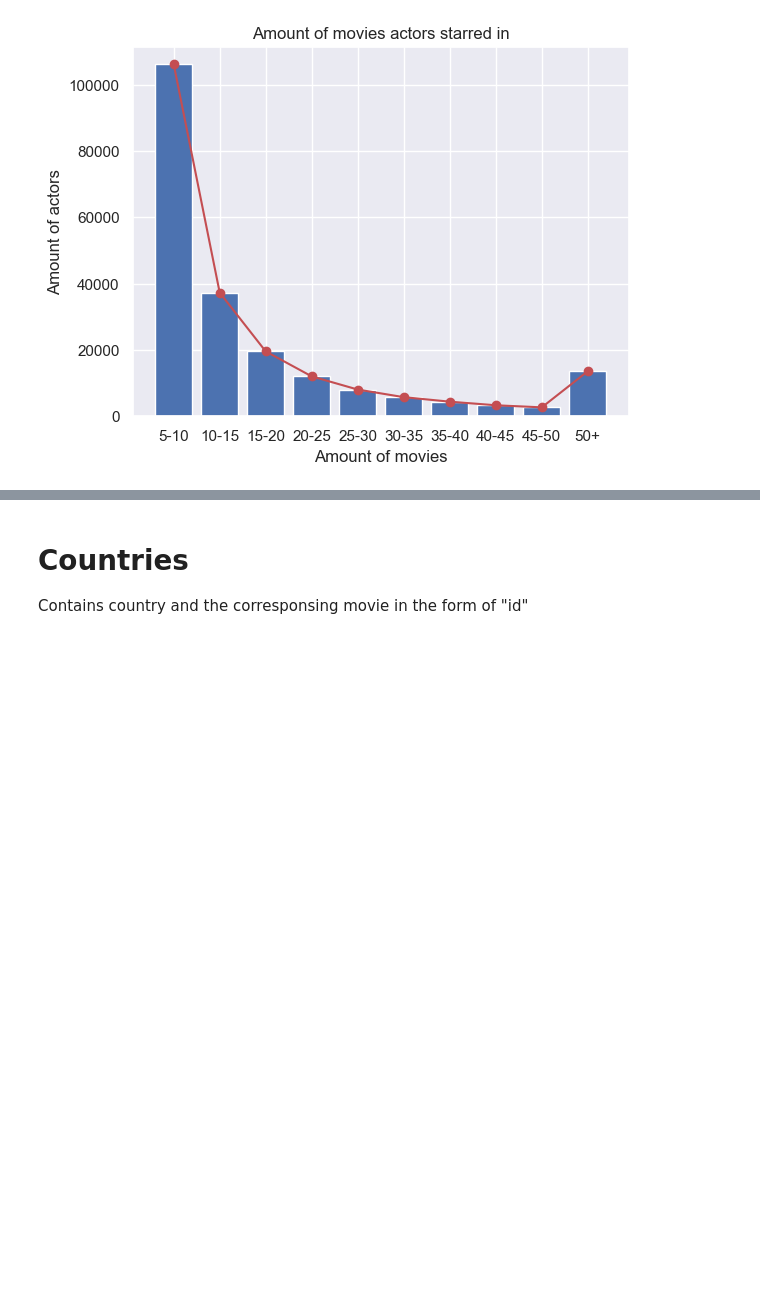
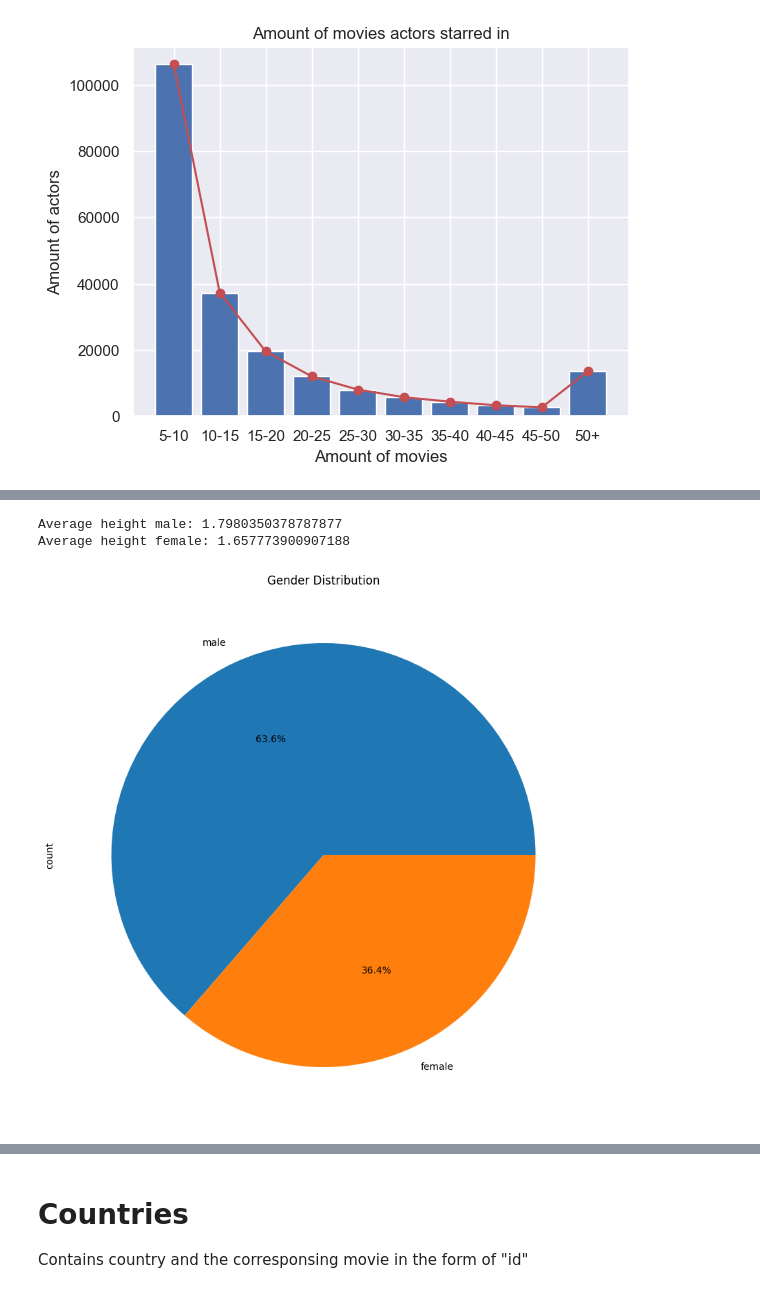
Before and after one commit to DasGewuerz/htw_letterboxd, a Jupyter notebook: letterboxd.ipynb, the cells around one changed output, grey strips where cells are left out. Saved outputs shown, nothing was run; the diff lists cells and outputs as text; code cells hidden in the pictures; blank space fills up the shorter version.

Commit message:
gender differences added

```diff
--- a/letterboxd.ipynb
+++ b/letterboxd.ipynb
@@ -20,6 +20,7 @@ languages = pd.read_csv("letterboxd/languages.csv")
 releases = pd.read_csv("letterboxd/releases.csv")
 studios = pd.read_csv("letterboxd/studios.csv")
 themes = pd.read_csv("letterboxd/themes.csv")
+actors_enriched = pd.read_csv("imdb/actors_imdb_enriched.csv")
 # %% [markdown]
 # Actors
 Contains name of actor/actress and the corresponsing movie in the form of "id"
@@ -211,0 +253,24 @@ plt.show()
+# %%
+# what is the average height of male vs female actors
+# remove "m" from "1.75 m" and convert to float
+actors_enriched_cp = actors_enriched.copy()
+actors_enriched_cp["height"] = actors_enriched_cp["height"].str.replace(" m", "").astype(float)
+average_height_male = actors_enriched_cp[actors_enriched_cp["gender"] == "male"]["height"].mean()
+print(f"Average height male: {average_height_male}")
+average_height_female = actors_enriched_cp[actors_enriched_cp["gender"] == "female"]["height"].mean()
+print(f"Average height female: {average_height_female}")
+# %% [output]
+Average height male: 1.7980350378787877
+Average height female: 1.657773900907188
+# %%
+# we want to compare gender in the movie industry
+# we will check count of actors
+# show percentage in pie chart
+
+counts = actors_enriched_cp["gender"].value_counts()
+plt.figure(figsize=(10, 10))
+actors_enriched_cp["gender"].value_counts().plot.pie(autopct="%1.1f%%")
+plt.title("Gender Distribution")
+plt.show()
+# %% [output]
+[figure, added]
```
Also changed, not shown: parts of 3 cells of this notebook.
